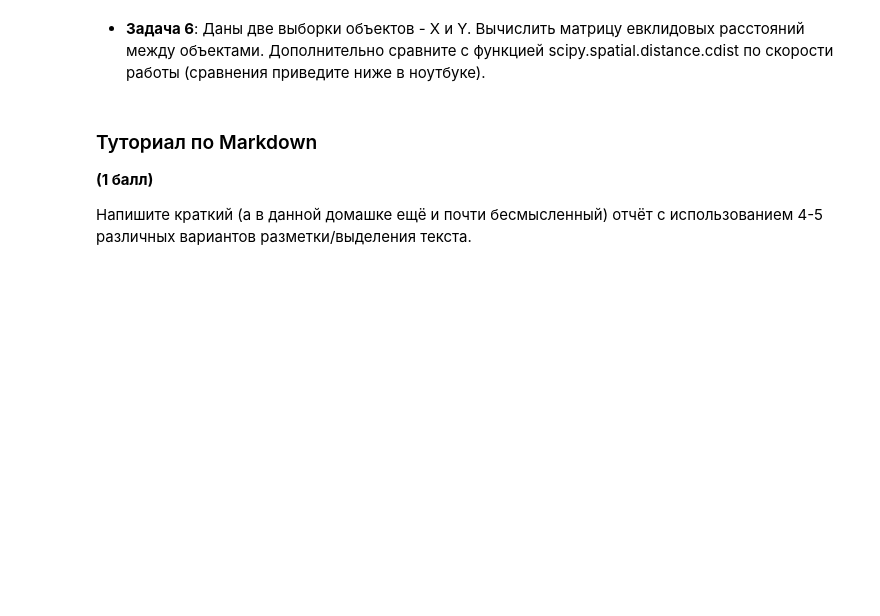
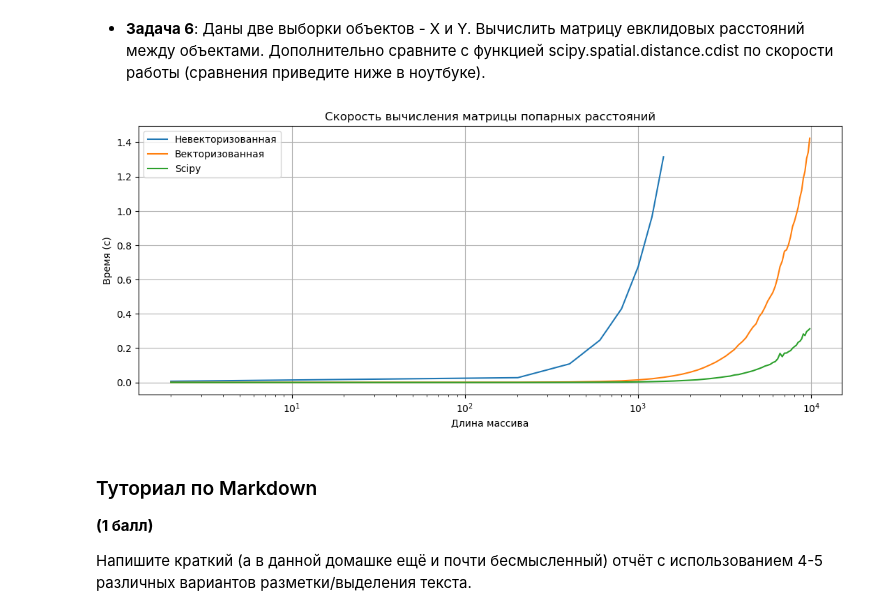
Before and after one commit to Lordbone-Amir/task, a Jupyter notebook: task1_numpy_practive.ipynb, the cells around one changed output. Drawn from its saved outputs; the diff is of its cells as text; code cells hidden in the pictures; blank space fills up the shorter version.

```diff
--- a/task1_numpy_practive.ipynb
+++ b/task1_numpy_practive.ipynb
@@ -264,3 +354,93 @@ draw_graph(data_size,time_non_vectorized,time_vectorized,u"Скорость на
+# %%
+import matplotlib.pyplot as plt
+import numpy as np
+import time
+import sys
+import random
+import scipy
+
+def generate_list(n, d):
+    ls = []
+    for i in range(n):
+        res = []
+        for j in range(d):
+            res.append(random.randint(1,100))
+        ls.append(res)
+    return ls
+
+def euclidean_dist_matrix_numpy(x, y):
+    X_sq = np.sum(x**2, axis=1)[:, np.newaxis]  # shape (n, 1)
+    Y_sq = np.sum(y**2, axis=1)                 # shape (m,)
+    XY = np.dot(x, y.T)                         # shape (n, m)
+
+    # Вычисляем квадраты расстояний
+    distance_sq = X_sq + Y_sq - 2 * XY
+
+    # Для численной стабильности (избегаем отрицательных значений из-за ошибок округления)
+    distance_sq = np.maximum(distance_sq, 0)
+
+    return np.sqrt(distance_sq)
+def euclidean_dist_matrix(x,y):
+    ans = []
+    for i in range(len(x)):
+        res = []
+        for j in range(len(y)):
+            res.append(0)
+            for u in range(len(x[0])):
+                res[-1] += (((x[i][u] - y[j][u]) **2 ))
+            res[-1] = res[-1] ** 0.5
+        ans.append(res)
+    return ans
+
+def draw_graph(data_size1,data_size2,time_non_vectorized,time_vectorized ,time_scipy, name):
+    f, ax2 = plt.subplots(1, 1, figsize=(13, 5))
+    ax2.plot(data_size2, time_non_vectorized, label=u"Невекторизованная")
+    ax2.plot(data_size1, time_vectorized, label=u"Векторизованная")
+    ax2.plot(data_size1, time_scipy, label=u"Scipy")
+    ax2.set_title(name)
+    ax2.set_xscale("log", base=10)
+    ax2.set_xlabel(u"Длина массива")
+    ax2.set_ylabel(u"Время (с)")
+    ax2.grid()
+    ax2.legend()
+    plt.show()
+
+n = 2
+data_size1 = []
+data_size2 = []
+time_non_vectorized = []
+time_vectorized = []
+time_scipy = []
+COUNT = 1
+d = 3
+while(n < 10000):
+    data_size1.append(n)
+    if(n < 1500):
+        data_size2.append(n)
+        time_non_vectorized.append(0)
+    time_vectorized.append(0)
+    time_scipy.append(0)
+    for i in range(0,COUNT):
+        x,y = generate_list(n,d),generate_list(n,d)
+        if(n < 1500):
+            start = time.time()
+            val1 = euclidean_dist_matrix(x,y)
+            time_non_vectorized[-1] += time.time() - start
+        x,y = np.array(x),np.array(y)
+        start = time.time()
+        val2 = euclidean_dist_matrix_numpy(x,y)
+        time_vectorized[-1] += time.time() - start
+        start = time.time()
+        val3 = scipy.spatial.distance.cdist(x,y)
+        time_scipy[-1] += time.time() - start
+
+    time_vectorized[-1] /= COUNT
+    time_non_vectorized[-1] /=COUNT
+    time_scipy[-1] /= COUNT
+    n += 200
+draw_graph(data_size1,data_size2,time_non_vectorized,time_vectorized,time_scipy,u"Скорость вычисления матрицы попарных расстояний")
+# %% [output]
+[figure, added]
 # %% [markdown]
 ### Туториал по Markdown
 
```
Also changed, not shown: parts of 7 cells of this notebook, 1 other file.
